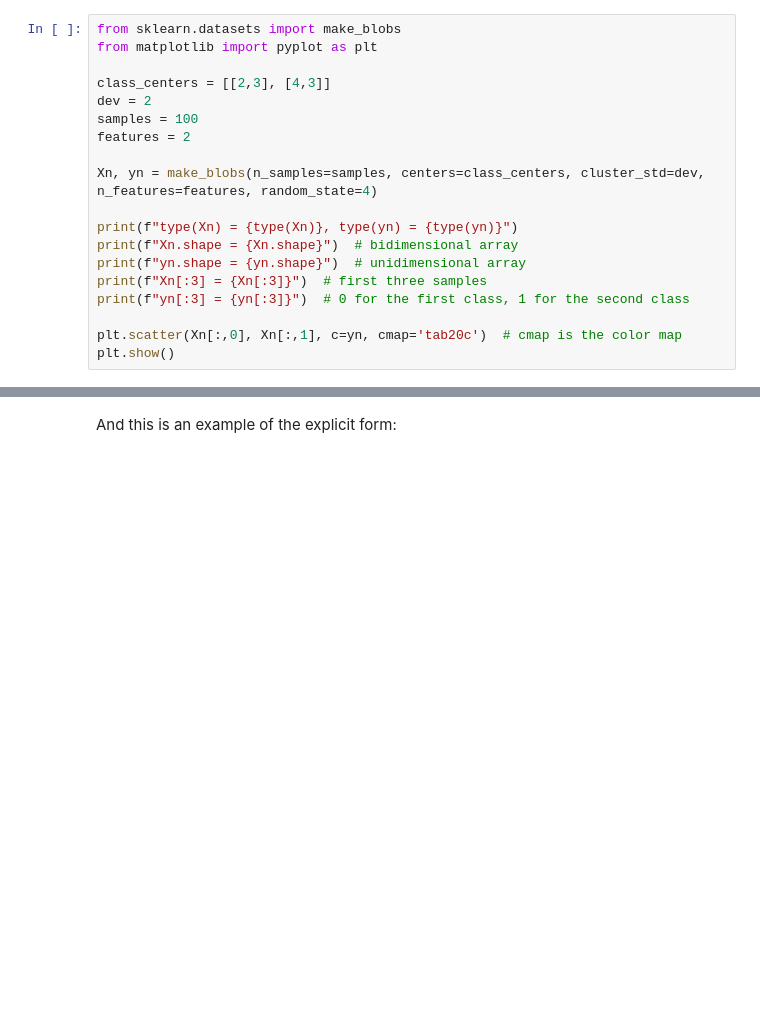
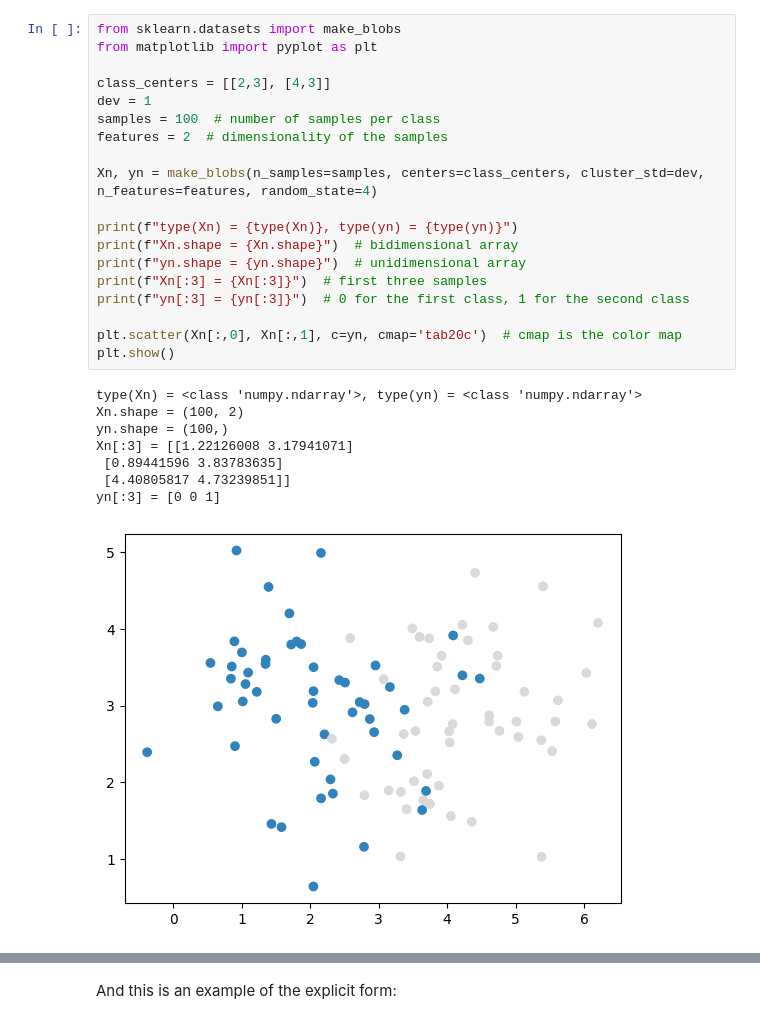
Before and after one commit to jaspock/me, a Jupyter notebook: docs/materials/transformers/assets/notebooks/logistic.ipynb, the cells around one changed output, grey strips where cells are left out. Drawn from its saved outputs; the diff is of its cells as text; blank space fills up the shorter version.

```diff
--- a/docs/materials/transformers/assets/notebooks/logistic.ipynb
+++ b/docs/materials/transformers/assets/notebooks/logistic.ipynb
@@ -33,22 +56,31 @@ You may play with the `dev` variable to see how data is spread out around the me
 # %%
 from sklearn.datasets import make_blobs
 from matplotlib import pyplot as plt
 
 class_centers = [[2,3], [4,3]]
-dev = 2
-samples = 100
-features = 2
+dev = 1
+samples = 100  # number of samples per class
+features = 2  # dimensionality of the samples
 
 Xn, yn = make_blobs(n_samples=samples, centers=class_centers, cluster_std=dev, n_features=features, random_state=4)
 
 print(f"type(Xn) = {type(Xn)}, type(yn) = {type(yn)}")
 print(f"Xn.shape = {Xn.shape}")  # bidimensional array
 print(f"yn.shape = {yn.shape}")  # unidimensional array
 print(f"Xn[:3] = {Xn[:3]}")  # first three samples
 print(f"yn[:3] = {yn[:3]}")  # 0 for the first class, 1 for the second class
 
 plt.scatter(Xn[:,0], Xn[:,1], c=yn, cmap='tab20c')  # cmap is the color map
 plt.show()
+# %% [output]
+type(Xn) = <class 'numpy.ndarray'>, type(yn) = <class 'numpy.ndarray'>
+Xn.shape = (100, 2)
+yn.shape = (100,)
+Xn[:3] = [[1.22126008 3.17941071]
+ [0.89441596 3.83783635]
+ [4.40805817 4.73239851]]
+yn[:3] = [0 0 1]
+[figure, added]
 # %% [markdown]
 ## Inititalizing tensors
 
```
Also changed, not shown: parts of 24 cells of this notebook, 6 other files.
